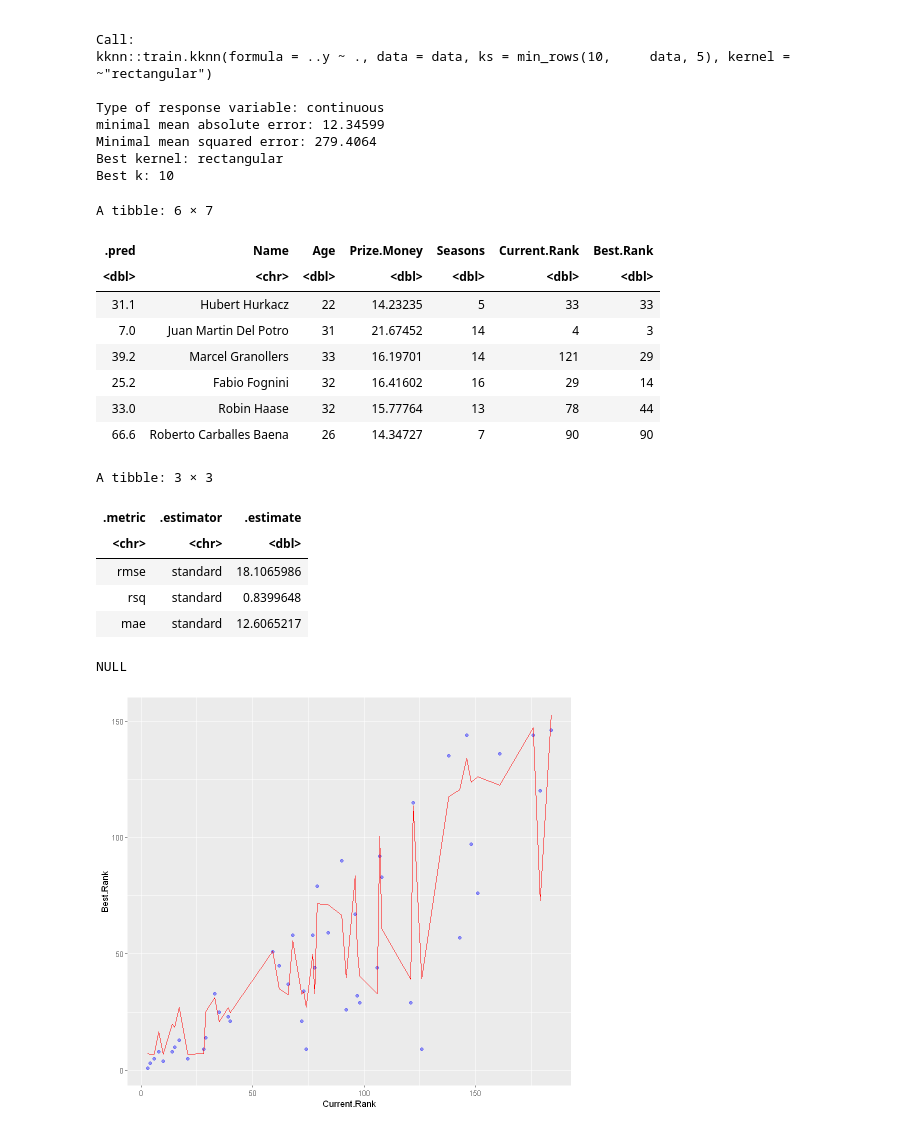
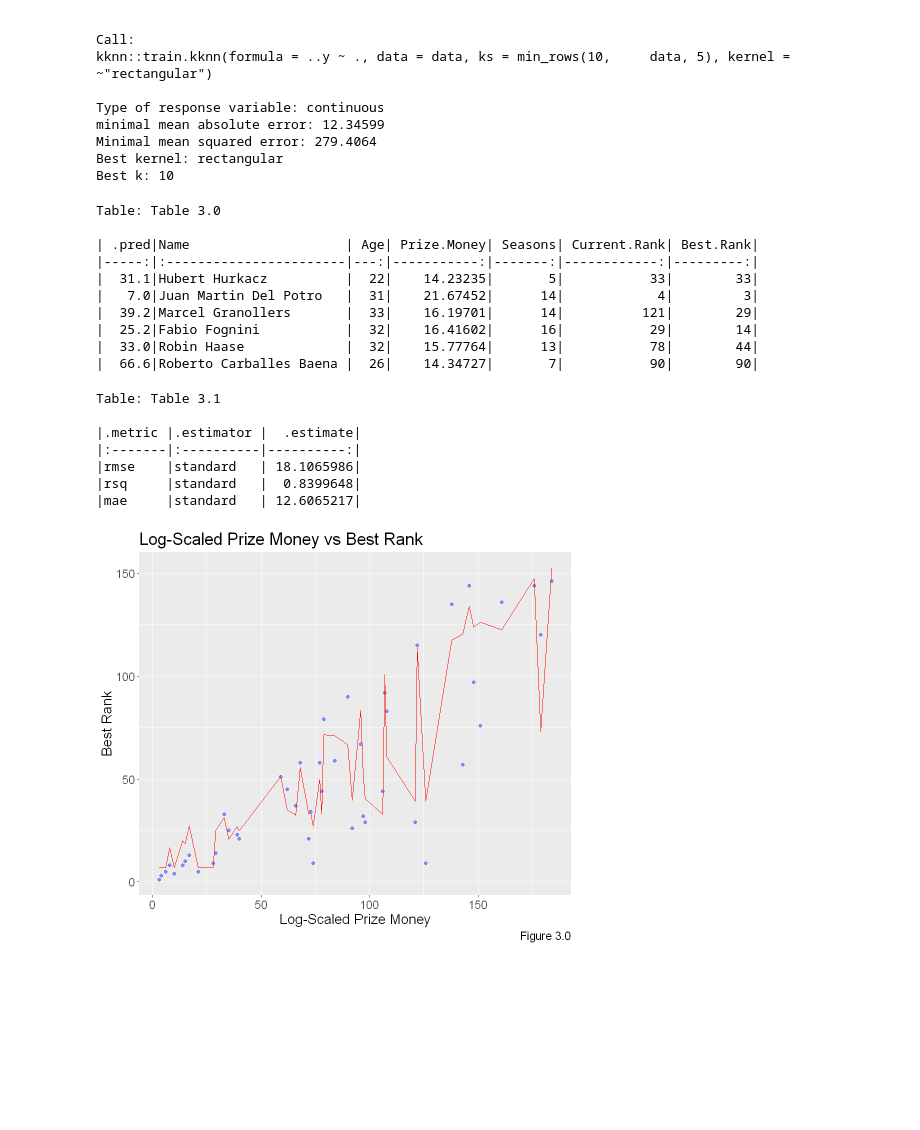
Before and after one commit to GuacamoleL0ver/DSCI100Group47, a Jupyter notebook: ProjectLM.ipynb, the cells around one changed output. Saved outputs shown, nothing was run; the diff lists cells and outputs as text; code cells hidden in the pictures; blank space fills up the shorter version.

Commit message:
General cleaning and knitr.
knitr is used to label and render tables. All tables and plots are now labeled. Be sure to label plots if needed/added.

```diff
--- a/ProjectLM.ipynb
+++ b/ProjectLM.ipynb
@@ -176,0 +164,8 @@ A tibble: 1 × 7
+# %%
+resamples_metrics_clean <- player_resamples_metrics |>
+                                filter(.metric == "rmse") |>
+                                arrange(mean) |>
+                                slice(1) |>
+                                select(-.estimator, -n, -.config)
+
+kable(resamples_metrics_clean, caption = "Table 2.0")
@@ -218,36 +219,39 @@ Minimal mean squared error: 279.4064
 Best kernel: rectangular
 Best k: 10
 # %%
-head(knn_predict)
+kable(head(knn_predict),
+      caption = "Table 3.0")
 # %% [output]
-A tibble: 6 × 7
+Table: Table 3.0
+
+| .pred|Name                    | Age| Prize.Money| Seasons| Current.Rank| Best.Rank|
+|-----:|:-----------------------|---:|-----------:|-------:|------------:|---------:|
+|  31.1|Hubert Hurkacz          |  22|    14.23235|       5|           33|        33|
+|   7.0|Juan Martin Del Potro   |  31|    21.67452|      14|            4|         3|
+|  39.2|Marcel Granollers       |  33|    16.19701|      14|          121|        29|
+|  25.2|Fabio Fognini           |  32|    16.41602|      16|           29|        14|
+|  33.0|Robin Haase             |  32|    15.77764|      13|           78|        44|
+|  66.6|Roberto Carballes Baena |  26|    14.34727|       7|           90|        90|
-| .pred | Name | Age | Prize.Money | Seasons | Current.Rank | Best.Rank |
-| <dbl> | <chr> | <dbl> | <dbl> | <dbl> | <dbl> | <dbl> |
-| 31.1 | Hubert Hurkacz | 22 | 14.23235 | 5 | 33 | 33 |
-| 7.0 | Juan Martin Del Potro | 31 | 21.67452 | 14 | 4 | 3 |
-| 39.2 | Marcel Granollers | 33 | 16.19701 | 14 | 121 | 29 |
-| 25.2 | Fabio Fognini | 32 | 16.41602 | 16 | 29 | 14 |
-| 33.0 | Robin Haase | 32 | 15.77764 | 13 | 78 | 44 |
-| 66.6 | Roberto Carballes Baena | 26 | 14.34727 | 7 | 90 | 90 |
 # %%
-knn_metrics
+kable(head(knn_metrics),
+      caption = "Table 3.1")
 # %% [output]
-A tibble: 3 × 3
+Table: Table 3.1
+
+|.metric |.estimator |  .estimate|
+|:-------|:----------|----------:|
+|rmse    |standard   | 18.1065986|
+|rsq     |standard   |  0.8399648|
+|mae     |standard   | 12.6065217|
-| .metric | .estimator | .estimate |
-| <chr> | <chr> | <dbl> |
-| rmse | standard | 18.1065986 |
-| rsq | standard | 0.8399648 |
-| mae | standard | 12.6065217 |
 # %%
 PredPlot <- ggplot(knn_predict, aes(x = Current.Rank, y = Best.Rank)) +
                     geom_point(color = "blue", alpha = 0.4) +
-                    geom_line(aes(x = Current.Rank, y = .pred), color = "red")
+                    geom_line(aes(x = Current.Rank, y = .pred), color = "red") +
                      labs(x = "Log-Scaled Prize Money", y = "Best Rank",
                           title = "Log-Scaled Prize Money vs Best Rank",
                           caption = "Figure 3.0") +
                      theme(text = element_text(size = 17))
 
 PredPlot
 # %% [output]
-NULL
-[figure, old version]
+[figure, new version]
```
Also changed, not shown: parts of 8 cells of this notebook.
